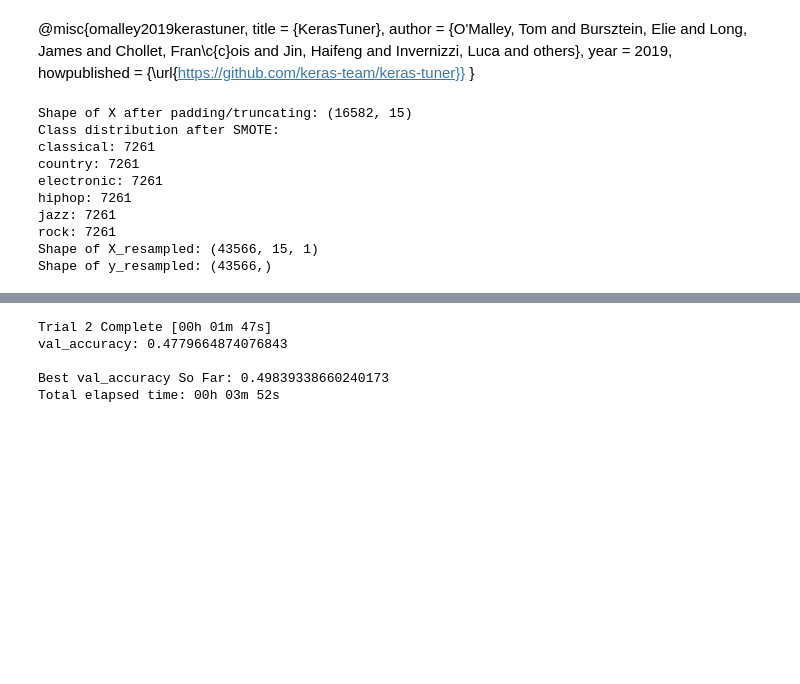
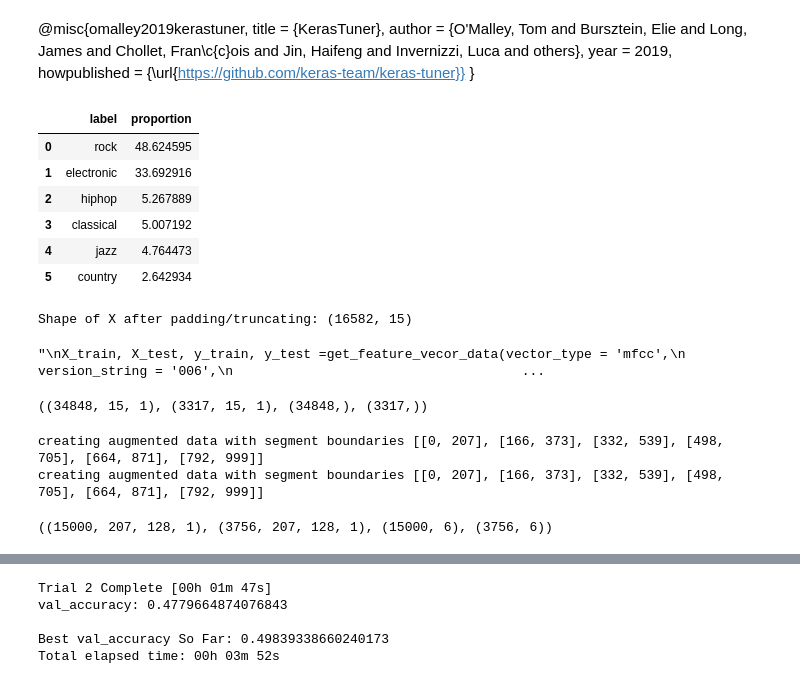
Before and after one commit to BMurp/music_modeling_capstone, a Jupyter notebook: notebooks/exploratory/keras_tuner_evaluation.ipynb, the cells around one changed output, grey strips where cells are left out. Drawn from its saved outputs; the diff is of its cells as text; code cells hidden in the pictures; blank space fills up the shorter version.

```diff
--- a/notebooks/exploratory/keras_tuner_evaluation.ipynb
+++ b/notebooks/exploratory/keras_tuner_evaluation.ipynb
@@ -152,16 +352,43 @@ def get_cnn_lstm(hp):
     year         = 2019,
     howpublished = {\url{https://github.com/keras-team/keras-tuner}}
 }
+# %%
+m=ModelDataLoader('006')
+# %%
+m.class_distribution
+# %% [output]
+|  | label | proportion |
+| 0 | rock | 48.624595 |
+| 1 | electronic | 33.692916 |
+| 2 | hiphop | 5.267889 |
+| 3 | classical | 5.007192 |
+| 4 | jazz | 4.764473 |
+| 5 | country | 2.642934 |
+# %%
+X_train, X_test, y_train, y_test, label_encoder = get_numerical_vector_smote_v005_data()
+
+'''
+X_train, X_test, y_train, y_test =get_feature_vecor_data(vector_type = 'mfcc',
+                                                        version_string = '006',
+                                                        vector_length = 500,
+                                                        apply_normalization = True)
+'''
+#re-format the labels to back to single dimensional array
+#y_train, y_test = np.argmax(y_train, axis=1), np.argmax(y_test, axis=1)
+# %% [output]
+Shape of X after padding/truncating: (16582, 15)
+"\nX_train, X_test, y_train, y_test =get_feature_vecor_data(vector_type = 'mfcc',\n                                                        version_string = '006',\n                                     ...
 # %%
-X_train, X_test, y_train, y_test = get_numerical_vector_smote_v005_data()
+X_train.shape, X_test.shape, y_train.shape, y_test.shape
 # %% [output]
-Shape of X after padding/truncating: (16582, 15)
-Class distribution after SMOTE:
-classical: 7261
-country: 7261
-electronic: 7261
-hiphop: 7261
-jazz: 7261
-rock: 7261
-Shape of X_resampled: (43566, 15, 1)
-Shape of y_resampled: (43566,)
+((34848, 15, 1), (3317, 15, 1), (34848,), (3317,))
+# %%
+X_train_, y_train_ = get_augmented_x_y(X_train, y_train)
+X_test_, y_test_  = get_augmented_x_y(X_test, y_test)
+# %% [output]
+creating augmented data with segment boundaries [[0, 207], [166, 373], [332, 539], [498, 705], [664, 871], [792, 999]]
+creating augmented data with segment boundaries [[0, 207], [166, 373], [332, 539], [498, 705], [664, 871], [792, 999]]
+# %%
+X_train_.shape, X_test_.shape, y_train_.shape, y_test_.shape
+# %% [output]
+((15000, 207, 128, 1), (3756, 207, 128, 1), (15000, 6), (3756, 6))
```
Also changed, not shown: parts of 21 cells of this notebook, 3 other files.
